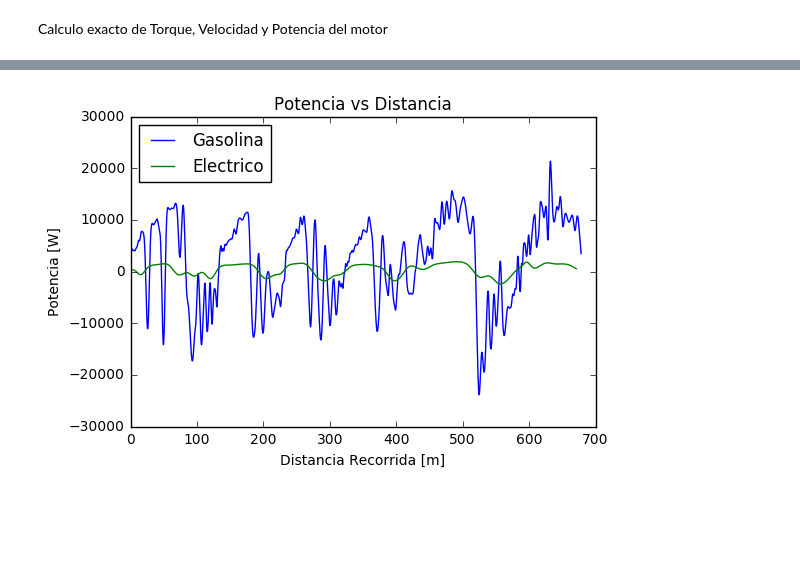
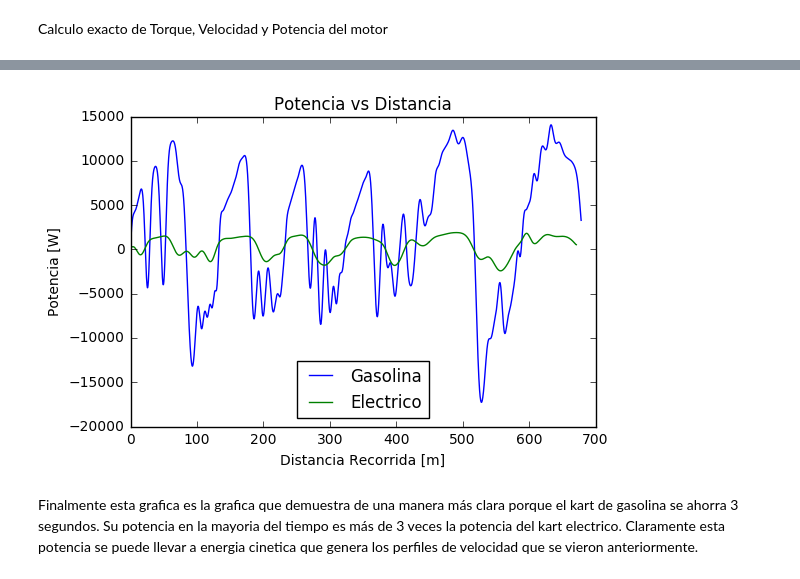
Before and after one commit to jrod781/Herramientas-Computacionales-IMEC3602, a Jupyter notebook: 04_taller03/taller3.ipynb, the cells around one changed output, grey strips where cells are left out. Cells and saved outputs as stored; diff of their text form; code cells hidden in the pictures; blank space fills up the shorter version.

```diff
--- a/04_taller03/taller3.ipynb
+++ b/04_taller03/taller3.ipynb
@@ -182,7 +182,7 @@ Ahora que se ha escogido el grado del filtro es posible pasar las dos series por
 # %%
 vf=vfiltros[2]
 ele.Velocidad=vf
-gas.Velocidad=ndimage.gaussian_filter1d(gas.Velocidad,sigma=10,order=0)
+gas.Velocidad=ndimage.gaussian_filter1d(gas.Velocidad,sigma=20,order=0)
 
 
 ele['Aceleracion']=np.gradient(vf)/0.05
@@ -476,10 +484,12 @@ plt.show()
 # %%
 plt.plot(gas.Distancia,PG,label='Gasolina')
 plt.plot(ele.Distancia,PE,label='Electrico')
-plt.legend(loc=2)
+plt.legend(loc=8)
 plt.title('Potencia vs Distancia')
 plt.xlabel('Distancia Recorrida [m]')
 plt.ylabel('Potencia [W]')
 plt.show()
 # %% [output]
-[figure, old version]
+[figure, new version]
+# %% [markdown]
+Finalmente esta grafica es la grafica que demuestra de una manera más clara porque el kart de gasolina se ahorra 3 segundos. Su potencia en la mayoria del tiempo es más de 3 veces la potencia del kart electrico. Claramente esta potencia se puede llevar a energia cinetica que genera los perfiles de velocidad que se vieron anteriormente.
```
Also changed, not shown: parts of 7 cells of this notebook.
